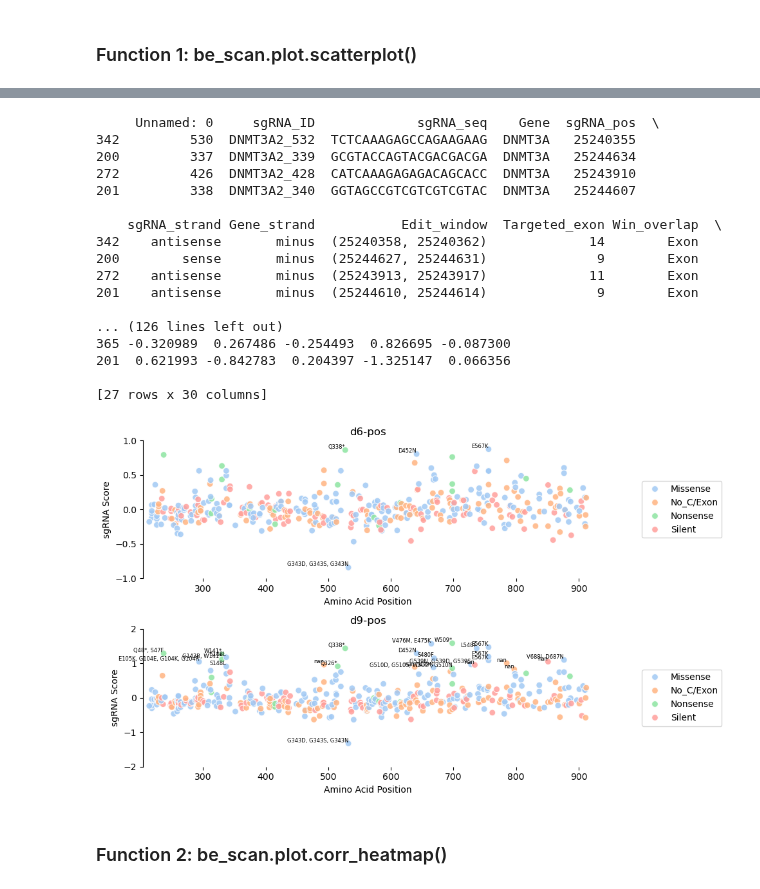
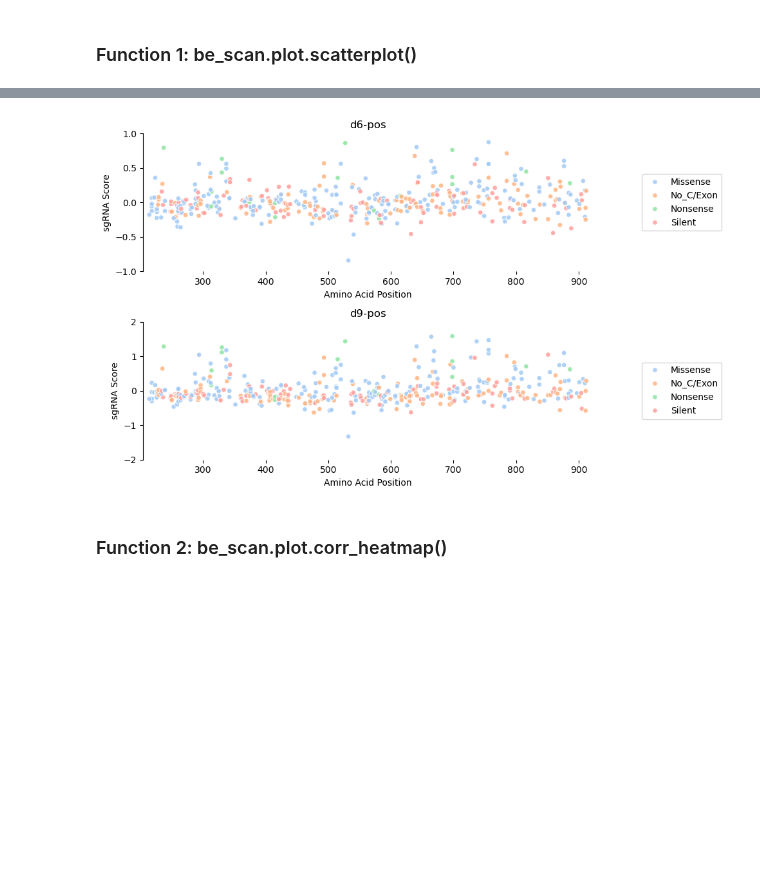
Before and after one commit to liaulab/be-scan, a Jupyter notebook: docs/source/notebooks/tutorial.ipynb, the cells around one changed output, grey strips where cells are left out. Saved outputs shown, nothing was run; the diff lists cells and outputs as text; code cells hidden in the pictures; blank space fills up the shorter version.

```diff
--- a/docs/source/notebooks/tutorial.ipynb
+++ b/docs/source/notebooks/tutorial.ipynb
@@ -343,34 +324,16 @@ be_scan.plot.scatterplot(
 # %%
 temp_df = pd.read_csv(plot_file)
 temp_df = temp_df[temp_df['Edit_site_3A1'] > 0.0]
 temp_df.to_csv('temp.csv')
 
 be_scan.plot.scatterplot(
     df_filepath  = 'temp.csv',           # data
     x_column     = 'Edit_site_3A1',      # name of a column in data
     comparisons  = ['d6-pos', 'd9-pos'], # names of a column in data, each is a graph
 
     # optional
     include_hue=True, hue_col='Mut_type', # color settings
-    annot=True, annot_cutoff=0.8, annot_label='Mut_list_all', # automatically label points
     savefig = False,
     )
 # %% [output]
-     Unnamed: 0     sgRNA_ID             sgRNA_seq    Gene  sgRNA_pos  \
-342         530  DNMT3A2_532  TCTCAAAGAGCCAGAAGAAG  DNMT3A   25240355
-200         337  DNMT3A2_339  GCGTACCAGTACGACGACGA  DNMT3A   25244634
-272         426  DNMT3A2_428  CATCAAAGAGAGACAGCACC  DNMT3A   25243910
-201         338  DNMT3A2_340  GGTAGCCGTCGTCGTCGTAC  DNMT3A   25244607
-
-    sgRNA_strand Gene_strand           Edit_window  Targeted_exon Win_overlap  \
-342    antisense       minus  (25240358, 25240362)             14        Exon
-200        sense       minus  (25244627, 25244631)              9        Exon
-272    antisense       minus  (25243913, 25243917)             11        Exon
-201    antisense       minus  (25244610, 25244614)              9        Exon
-
-... (126 lines left out)
-365 -0.320989  0.267486 -0.254493  0.826695 -0.087300
-201  0.621993 -0.842783  0.204397 -1.325147  0.066356
-
-[27 rows x 30 columns]
-[figure, old version]
+[figure, new version]
```
Also changed, not shown: parts of 10 cells of this notebook, 1 other file.
